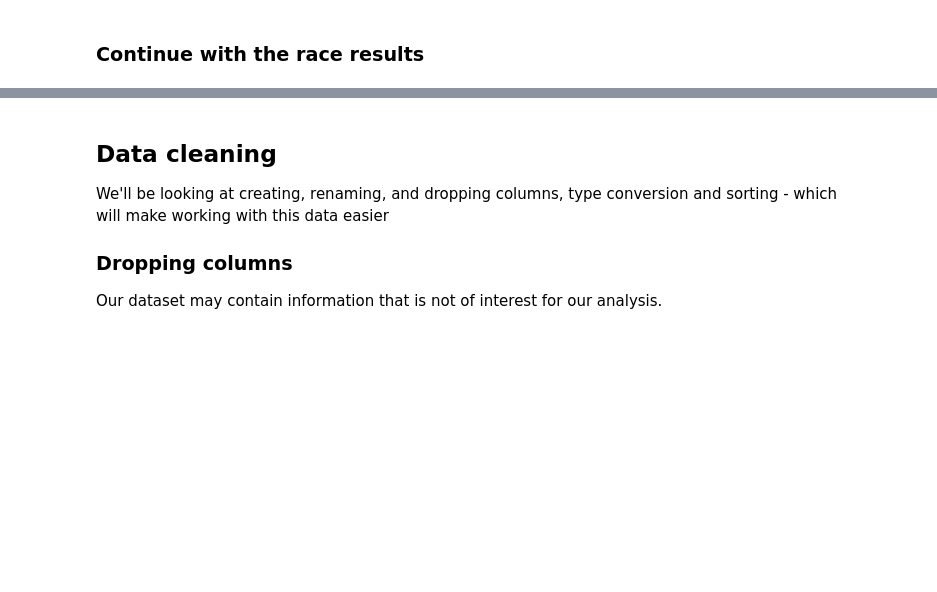
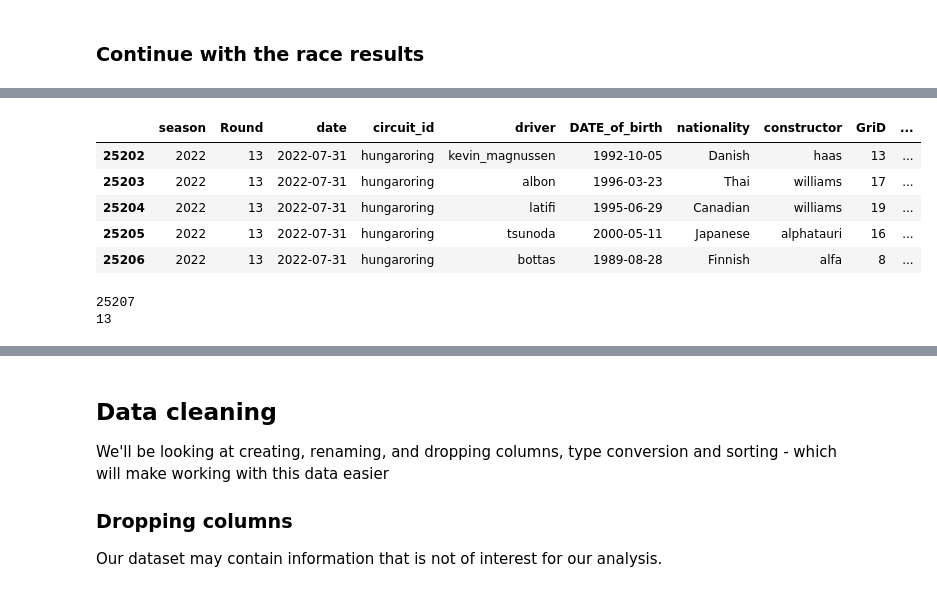
Before and after one commit to autrefois/bootcamp, a Jupyter notebook: 2022/python_workshop/notebooks/08_pandas.ipynb, the cells around one changed output, grey strips where cells are left out. Drawn from its saved outputs; the diff is of its cells as text; code cells hidden in the pictures; blank space fills up the shorter version.

```diff
--- a/2022/python_workshop/notebooks/08_pandas.ipynb
+++ b/2022/python_workshop/notebooks/08_pandas.ipynb
@@ -213,8 +449,22 @@ f1_results = pd.read_csv('./resources/f1_results.csv', index_col=0)
 
 # the code that generated the backup files is available in the resouces section
 # %%
-f1_results.head()
+f1_results.tail()
+# %% [output]
+|  | season | Round | date | circuit_id | driver | DATE_of_birth | nationality | constructor | GriD | ... |
+| 25202 | 2022 | 13 | 2022-07-31 | hungaroring | kevin_magnussen | 1992-10-05 | Danish | haas | 13 | ... |
+| 25203 | 2022 | 13 | 2022-07-31 | hungaroring | albon | 1996-03-23 | Thai | williams | 17 | ... |
+| 25204 | 2022 | 13 | 2022-07-31 | hungaroring | latifi | 1995-06-29 | Canadian | williams | 19 | ... |
+| 25205 | 2022 | 13 | 2022-07-31 | hungaroring | tsunoda | 2000-05-11 | Japanese | alphatauri | 16 | ... |
+| 25206 | 2022 | 13 | 2022-07-31 | hungaroring | bottas | 1989-08-28 | Finnish | alfa | 8 | ... |
 # %%
 # find the dimensions (number of rows, number of columns) in the data
+num_row= f1_results.shape[0]
+num_col = f1_results.shape[1]
+print(num_row)
+print(num_col)
+# %% [output]
+25207
+13
 # %%
 # calculate summary statistics for nationality and points (median)
```
Also changed, not shown: parts of 54 cells of this notebook, 1 other file.
